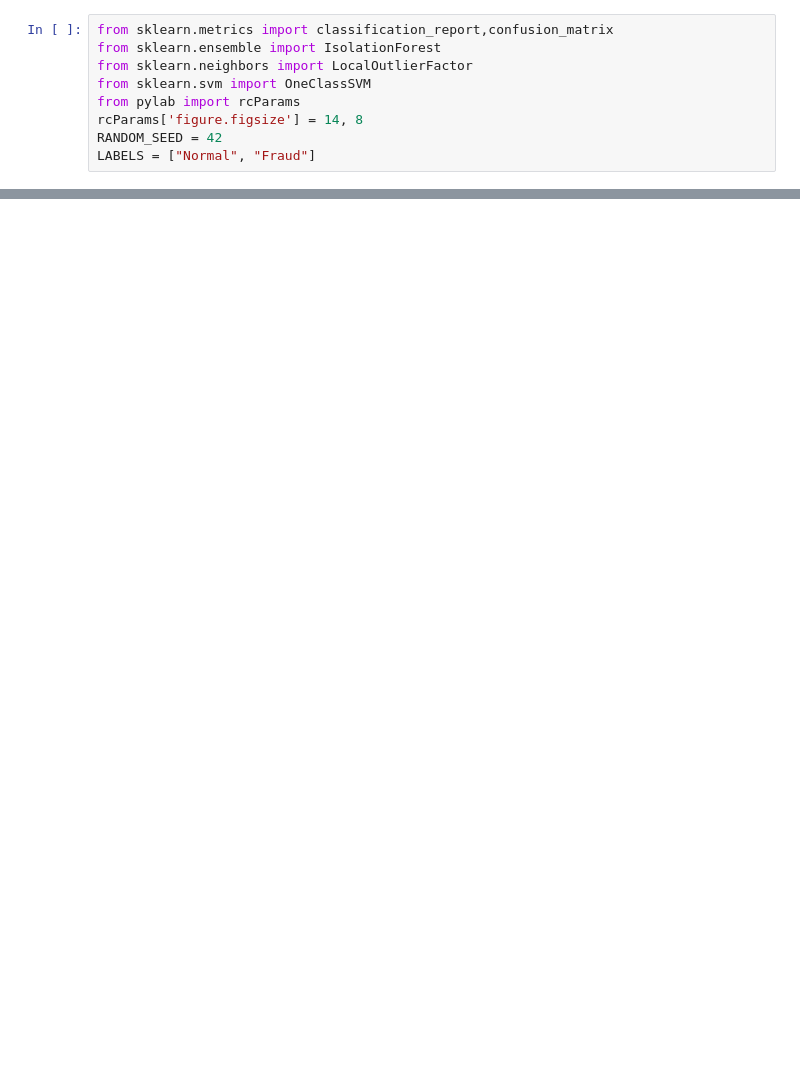
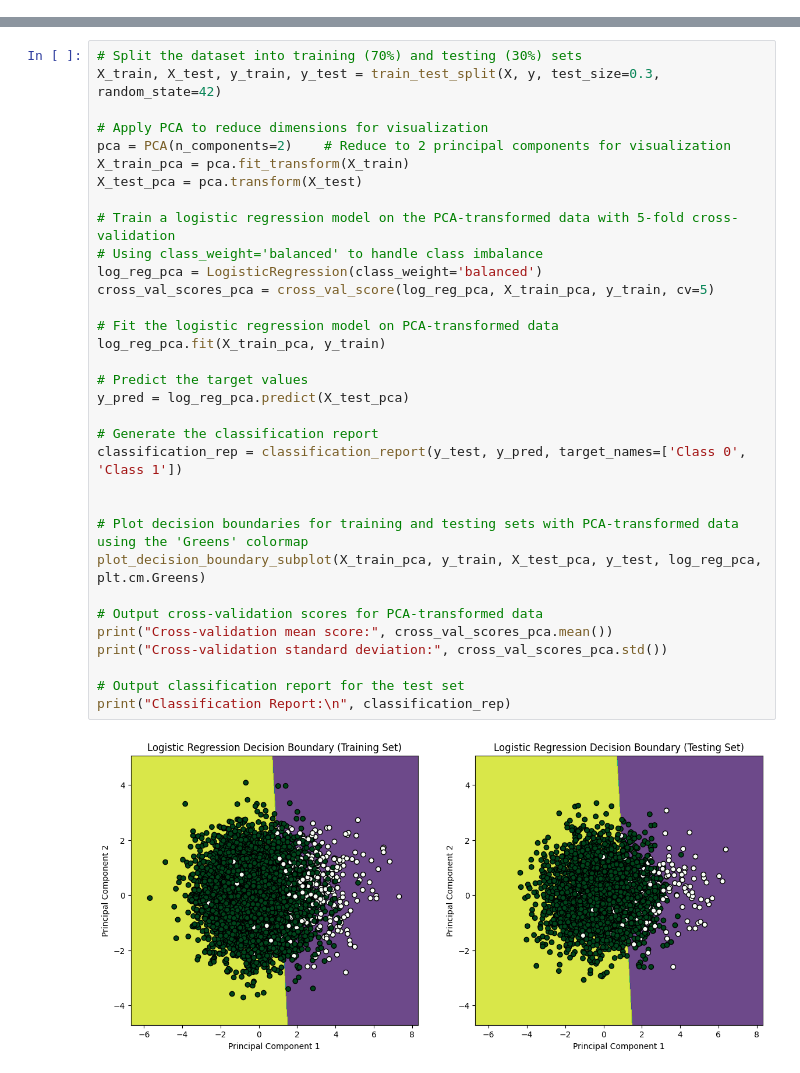
Before and after one commit to Zenobia000/MachineLearning-ds-fundamental, a Jupyter notebook: MachienLearning_v3/Part 1-2 - ImbalanceDataHandling/UnderSampling.ipynb, the cells around one changed output, grey strips where cells are left out. Saved outputs shown, nothing was run; the diff lists cells and outputs as text; blank space fills up the shorter version.

```diff
--- a/MachienLearning_v3/Part 1-2 - ImbalanceDataHandling/UnderSampling.ipynb
+++ b/MachienLearning_v3/Part 1-2 - ImbalanceDataHandling/UnderSampling.ipynb
@@ -14,9 +0,0 @@ import seaborn as sns
-# %%
-from sklearn.metrics import classification_report,confusion_matrix
-from sklearn.ensemble import IsolationForest
-from sklearn.neighbors import LocalOutlierFactor
-from sklearn.svm import OneClassSVM
-from pylab import rcParams
-rcParams['figure.figsize'] = 14, 8
-RANDOM_SEED = 42
-LABELS = ["Normal", "Fraud"]
@@ -102,0 +161,35 @@ Shape of resampled dataset Counter({0: 492, 1: 492})
+# %%
+# Split the dataset into training (70%) and testing (30%) sets
+X_train, X_test, y_train, y_test = train_test_split(X, y, test_size=0.3, random_state=42)
+
+# Apply PCA to reduce dimensions for visualization
+pca = PCA(n_components=2)    # Reduce to 2 principal components for visualization
+X_train_pca = pca.fit_transform(X_train)
+X_test_pca = pca.transform(X_test)
+
+# Train a logistic regression model on the PCA-transformed data with 5-fold cross-validation
+# Using class_weight='balanced' to handle class imbalance
+log_reg_pca = LogisticRegression(class_weight='balanced')
+cross_val_scores_pca = cross_val_score(log_reg_pca, X_train_pca, y_train, cv=5)
+
+# Fit the logistic regression model on PCA-transformed data
+log_reg_pca.fit(X_train_pca, y_train)
+
+# Predict the target values
+y_pred = log_reg_pca.predict(X_test_pca)
+
+# Generate the classification report
+classification_rep = classification_report(y_test, y_pred, target_names=['Class 0', 'Class 1'])
+
+
+# Plot decision boundaries for training and testing sets with PCA-transformed data using the 'Greens' colormap
+plot_decision_boundary_subplot(X_train_pca, y_train, X_test_pca, y_test, log_reg_pca, plt.cm.Greens)
+
+# Output cross-validation scores for PCA-transformed data
+print("Cross-validation mean score:", cross_val_scores_pca.mean())
+print("Cross-validation standard deviation:", cross_val_scores_pca.std())
+
+# Output classification report for the test set
+print("Classification Report:\n", classification_rep)
+# %% [output]
+[figure, added]
```
Also changed, not shown: parts of 34 cells of this notebook, 2 other files.
